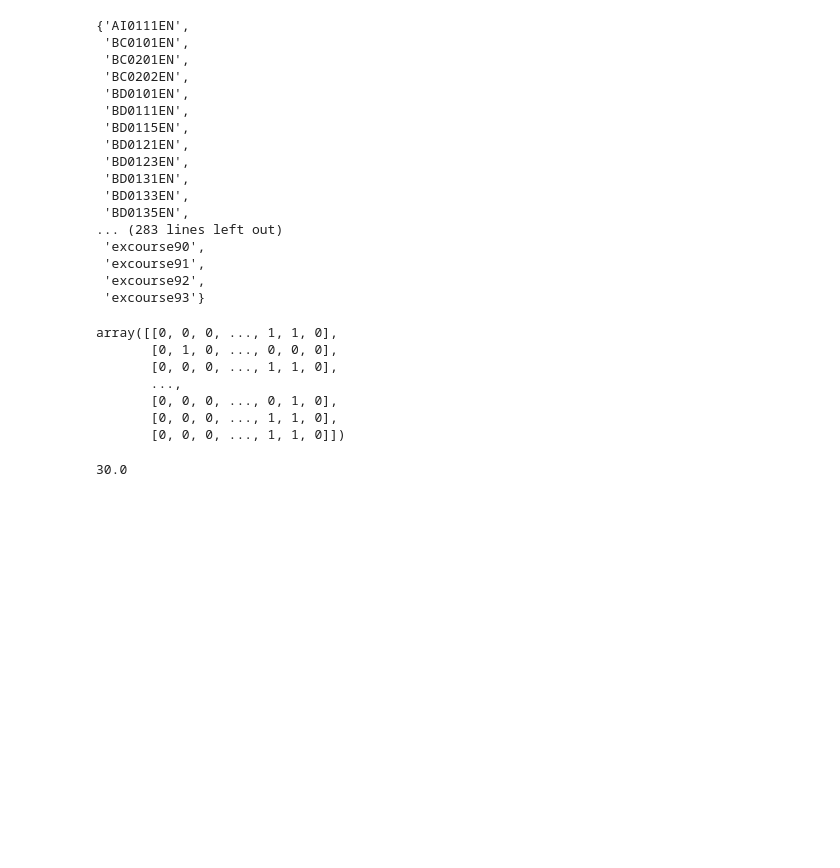
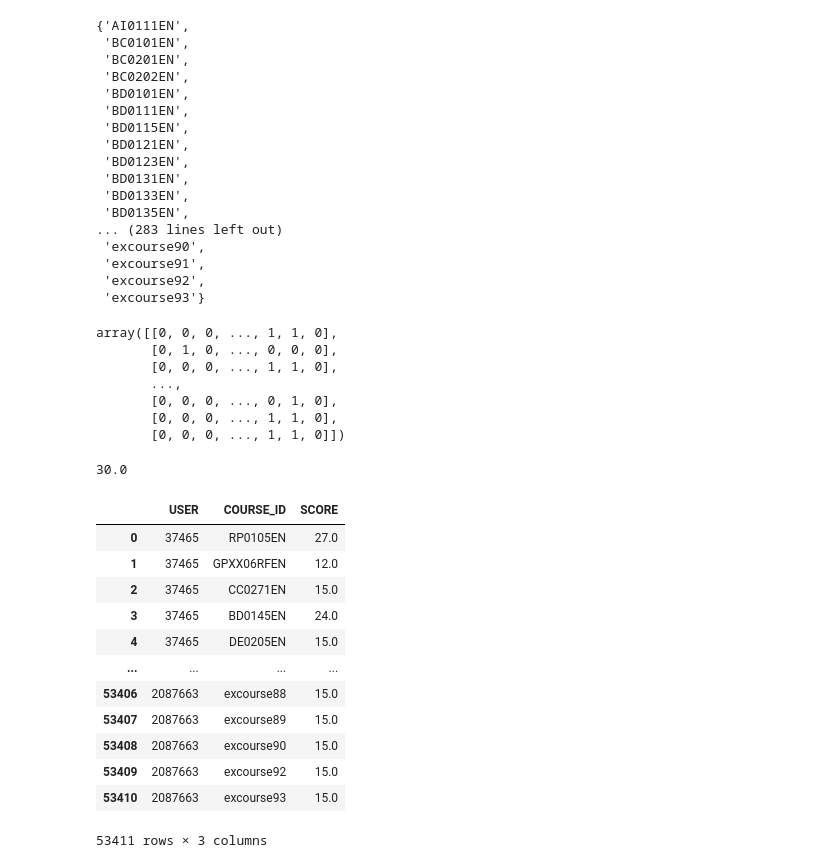
Before and after one commit to jacksonwalters/ibm-ml-cert, a Jupyter notebook: capstone_project/capstone.ipynb, the cells around one changed output. Saved outputs shown, nothing was run; the diff lists cells and outputs as text; code cells hidden in the pictures; blank space fills up the shorter version.

```diff
--- a/capstone_project/capstone.ipynb
+++ b/capstone_project/capstone.ipynb
@@ -763,3 +763,19 @@ res_dict['SCORE'] = scores
 res_df = pd.DataFrame(res_dict, columns=['USER', 'COURSE_ID', 'SCORE'])
 # Save the dataframe
 res_df.to_csv("profile_rs_results.csv", index=False)
+# %%
+res_df
+# %% [output]
+|  | USER | COURSE_ID | SCORE |
+| 0 | 37465 | RP0105EN | 27.0 |
+| 1 | 37465 | GPXX06RFEN | 12.0 |
+| 2 | 37465 | CC0271EN | 15.0 |
+| 3 | 37465 | BD0145EN | 24.0 |
+| 4 | 37465 | DE0205EN | 15.0 |
+| ... | ... | ... | ... |
+| 53406 | 2087663 | excourse88 | 15.0 |
+| 53407 | 2087663 | excourse89 | 15.0 |
+| 53408 | 2087663 | excourse90 | 15.0 |
+| 53409 | 2087663 | excourse92 | 15.0 |
+| 53410 | 2087663 | excourse93 | 15.0 |
+53411 rows × 3 columns
```
Also changed, not shown: parts of 26 cells of this notebook.
